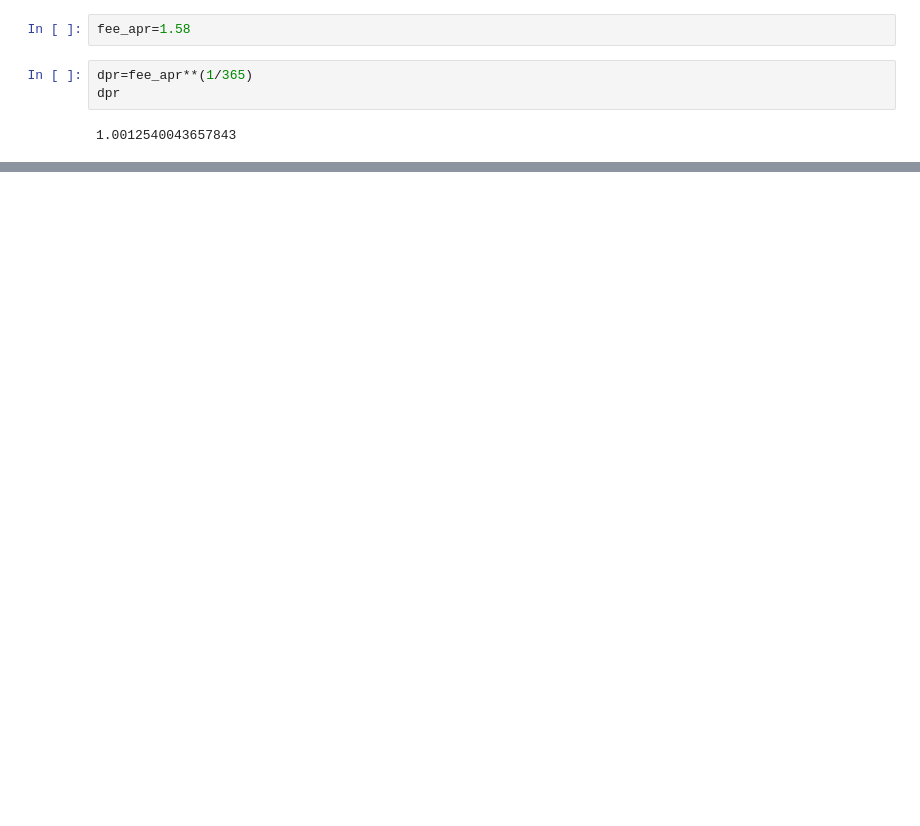
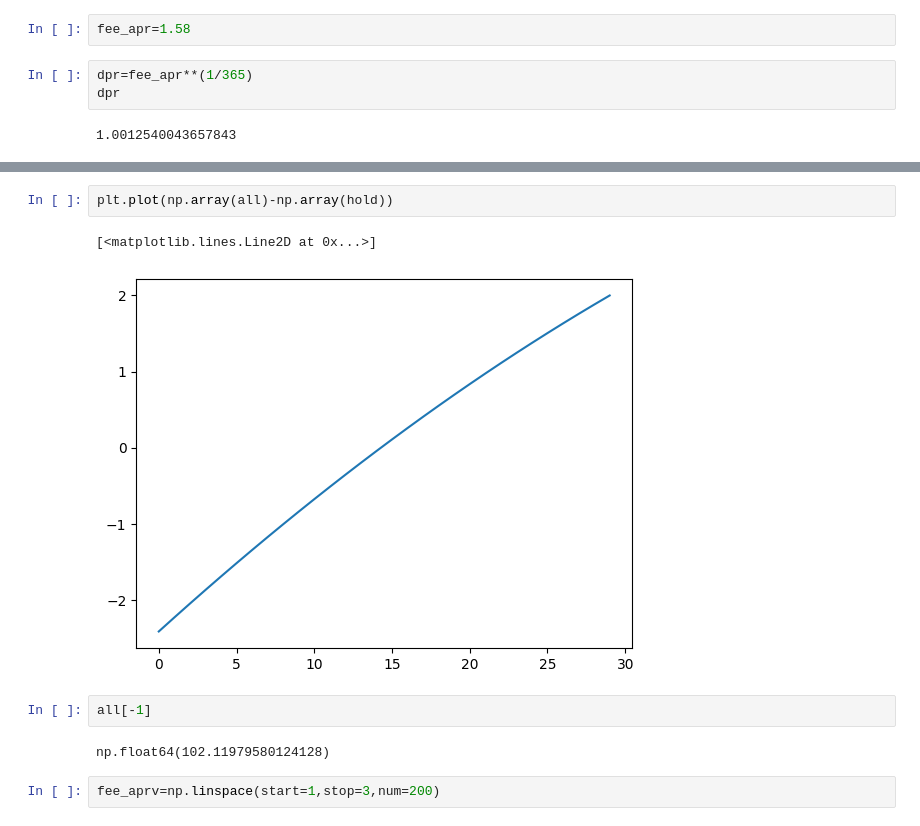
Before and after one commit to bahram3000/test_balancer_app, a Jupyter notebook: curveuni.ipynb, the cells around one changed output, grey strips where cells are left out. Drawn from its saved outputs; the diff is of its cells as text; blank space fills up the shorter version.

```diff
--- a/curveuni.ipynb
+++ b/curveuni.ipynb
@@ -197,0 +198,11 @@ plt.show()
+# %%
+plt.plot(np.array(all)-np.array(hold))
+# %% [output]
+[<matplotlib.lines.Line2D at 0x...>]
+[figure, added]
+# %%
+all[-1]
+# %% [output]
+np.float64(102.11979580124128)
+# %%
+fee_aprv=np.linspace(start=1,stop=3,num=200)
```
Also changed, not shown: parts of 33 cells of this notebook.
